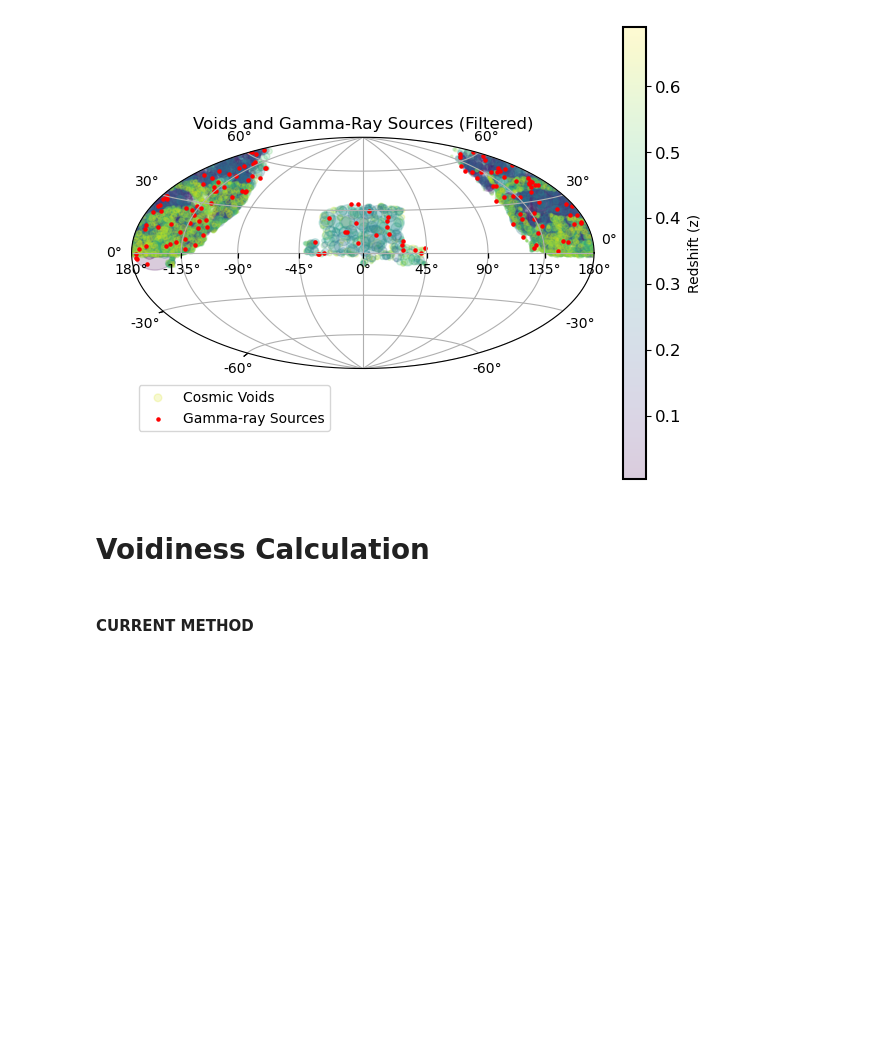
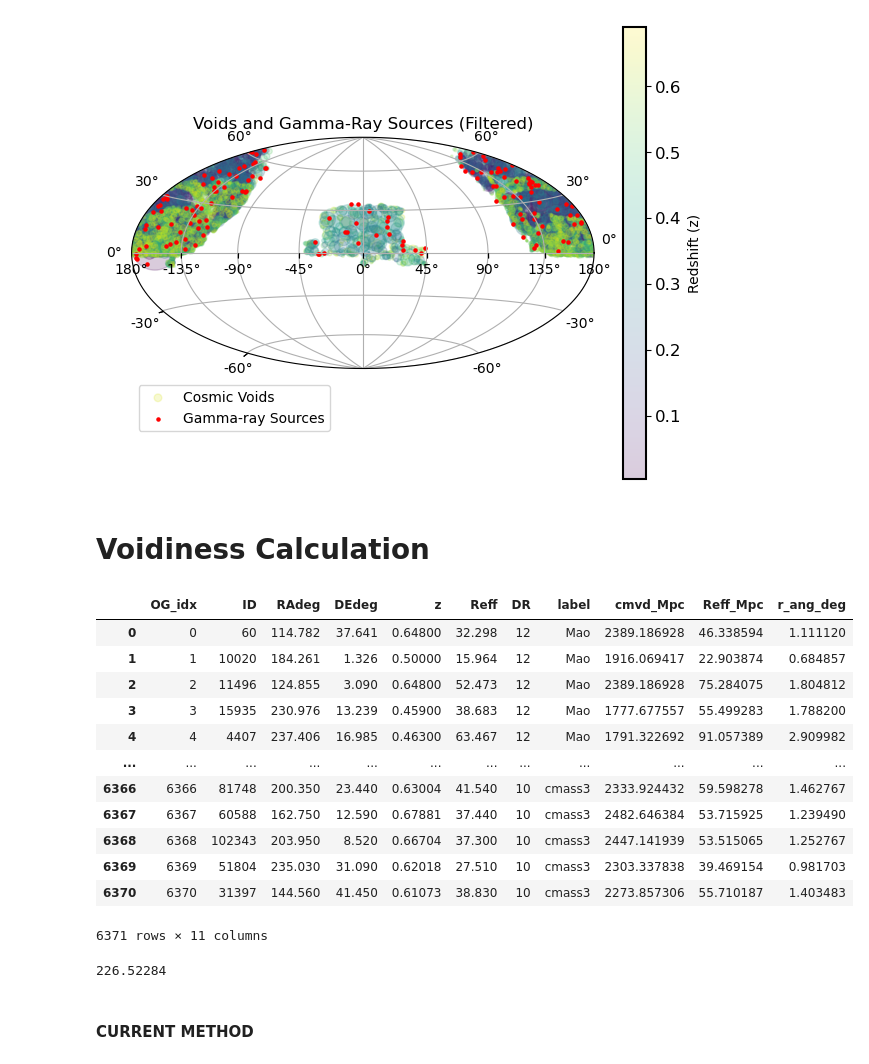
Before and after one commit to Cranberry-Juice/GRS-V, a Jupyter notebook: analysis.ipynb, the cells around one changed output. Drawn from its saved outputs; the diff is of its cells as text; code cells hidden in the pictures; blank space fills up the shorter version.

```diff
--- a/analysis.ipynb
+++ b/analysis.ipynb
@@ -550,0 +555,16 @@ plt.show()
+# %%
+voids
+# %% [output]
+|  | OG_idx | ID | RAdeg | DEdeg | z | Reff | DR | label | cmvd_Mpc | Reff_Mpc | r_ang_deg |
+| 0 | 0 | 60 | 114.782 | 37.641 | 0.64800 | 32.298 | 12 | Mao | 2389.186928 | 46.338594 | 1.111120 |
+| 1 | 1 | 10020 | 184.261 | 1.326 | 0.50000 | 15.964 | 12 | Mao | 1916.069417 | 22.903874 | 0.684857 |
+| 2 | 2 | 11496 | 124.855 | 3.090 | 0.64800 | 52.473 | 12 | Mao | 2389.186928 | 75.284075 | 1.804812 |
+| 3 | 3 | 15935 | 230.976 | 13.239 | 0.45900 | 38.683 | 12 | Mao | 1777.677557 | 55.499283 | 1.788200 |
+| 4 | 4 | 4407 | 237.406 | 16.985 | 0.46300 | 63.467 | 12 | Mao | 1791.322692 | 91.057389 | 2.909982 |
+| ... | ... | ... | ... | ... | ... | ... | ... | ... | ... | ... | ... |
+| 6366 | 6366 | 81748 | 200.350 | 23.440 | 0.63004 | 41.540 | 10 | cmass3 | 2333.924432 | 59.598278 | 1.462767 |
+| 6367 | 6367 | 60588 | 162.750 | 12.590 | 0.67881 | 37.440 | 10 | cmass3 | 2482.646384 | 53.715925 | 1.239490 |
+| 6368 | 6368 | 102343 | 203.950 | 8.520 | 0.66704 | 37.300 | 10 | cmass3 | 2447.141939 | 53.515065 | 1.252767 |
+| 6369 | 6369 | 51804 | 235.030 | 31.090 | 0.62018 | 27.510 | 10 | cmass3 | 2303.337838 | 39.469154 | 0.981703 |
+| 6370 | 6370 | 31397 | 144.560 | 41.450 | 0.61073 | 38.830 | 10 | cmass3 | 2273.857306 | 55.710187 | 1.403483 |
+6371 rows × 11 columns
@@ -551,3 +779,7 @@ plt.show()
+# %%
+ra
+# %% [output]
+226.52284
 # %%
 # # One of the first attempts. Keeping for posterity
 # vhes ={}
```
Also changed, not shown: parts of 38 cells of this notebook, 19 other files.
